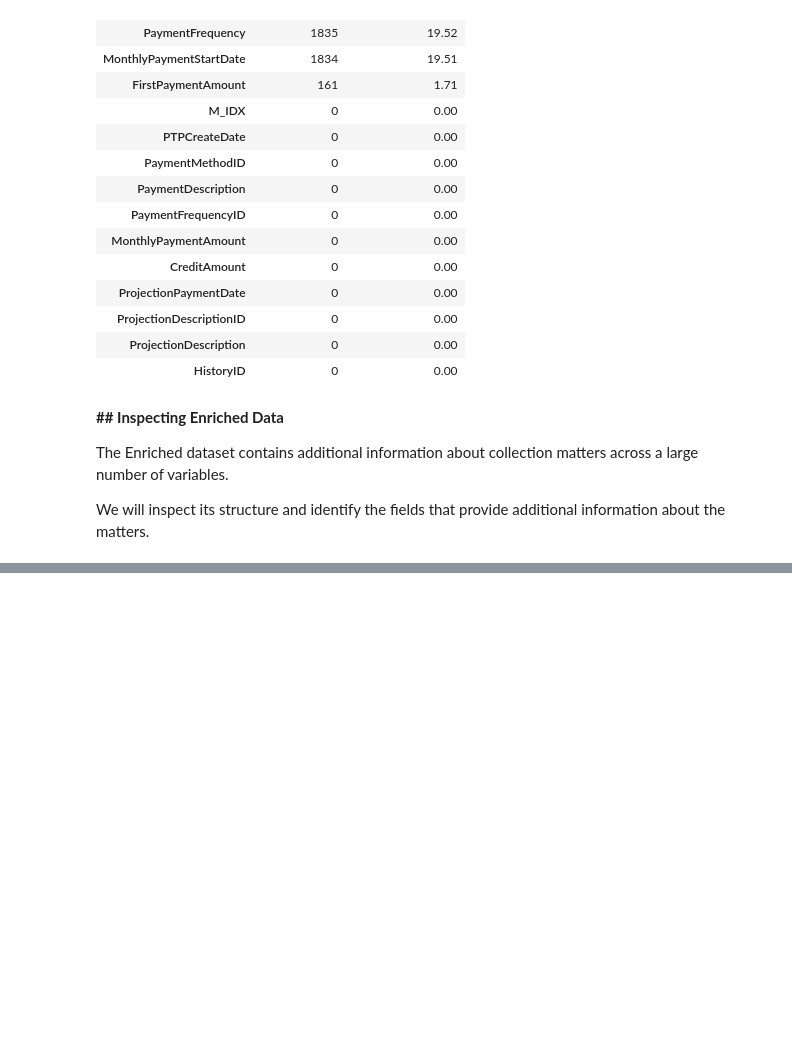
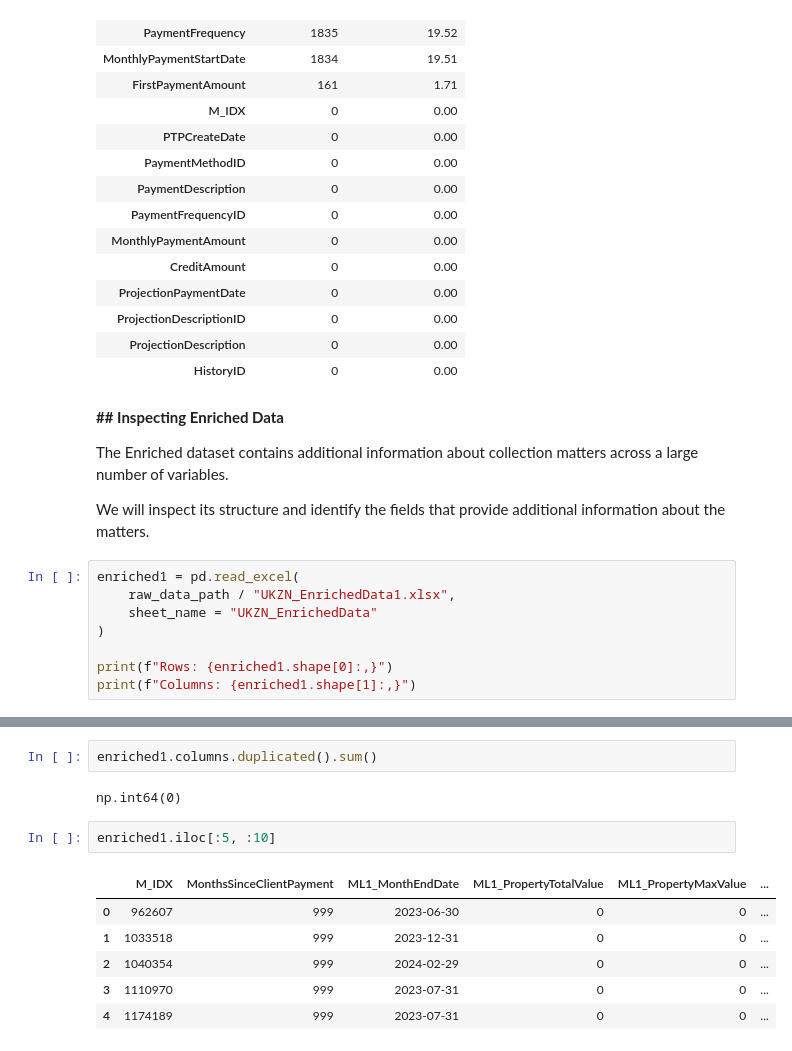
Before and after one commit to JamieJ0401/debt-collection-prediction, a Jupyter notebook: notebooks/01_data_understanding.ipynb, the cells around one changed output, grey strips where cells are left out. Cells and saved outputs as stored; diff of their text form; blank space fills up the shorter version.

Commit message:
Update data understanding

```diff
--- a/notebooks/01_data_understanding.ipynb
+++ b/notebooks/01_data_understanding.ipynb
@@ -481,3 +481,11 @@ pd.DataFrame({
 The Enriched dataset contains additional information about collection matters across a large number of variables.
 
 We will inspect its structure and identify the fields that provide additional information about the matters.
+# %%
+enriched1 = pd.read_excel(
+    raw_data_path / "UKZN_EnrichedData1.xlsx",
+    sheet_name = "UKZN_EnrichedData"
+)
+
+print(f"Rows: {enriched1.shape[0]:,}")
+print(f"Columns: {enriched1.shape[1]:,}")
@@ -483,0 +559,13 @@ We will inspect its structure and identify the fields that provide additional in
+# %%
+enriched1.columns.duplicated().sum()
+# %% [output]
+np.int64(0)
+# %%
+enriched1.iloc[:5, :10]
+# %% [output]
+|  | M_IDX | MonthsSinceClientPayment | ML1_MonthEndDate | ML1_PropertyTotalValue | ML1_PropertyMaxValue | ... |
+| 0 | 962607 | 999 | 2023-06-30 | 0 | 0 | ... |
+| 1 | 1033518 | 999 | 2023-12-31 | 0 | 0 | ... |
+| 2 | 1040354 | 999 | 2024-02-29 | 0 | 0 | ... |
+| 3 | 1110970 | 999 | 2023-07-31 | 0 | 0 | ... |
+| 4 | 1174189 | 999 | 2023-07-31 | 0 | 0 | ... |
```
Also changed, not shown: parts of 23 cells of this notebook.
